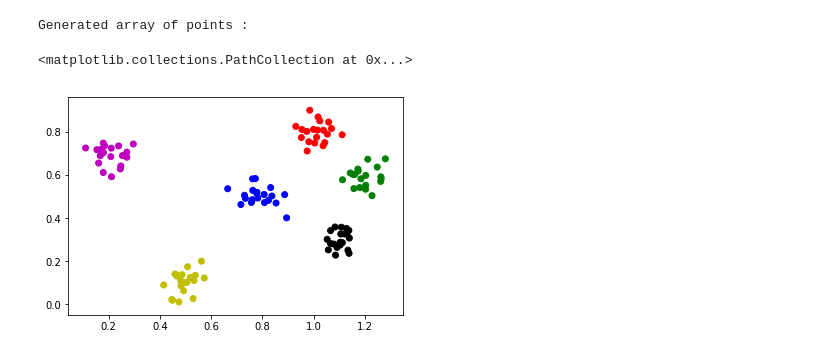
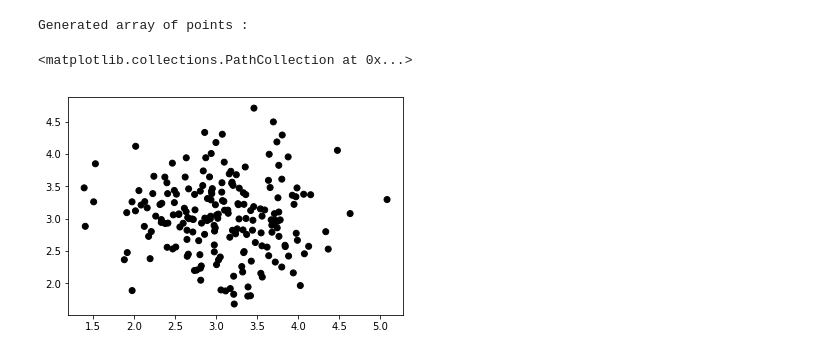
Before and after one commit to Glebochko/Tinkoff-ML-tasks, a Jupyter notebook: KNN 1.ipynb, the cells around one changed output. Saved outputs shown, nothing was run; the diff lists cells and outputs as text; code cells hidden in the pictures.

```diff
--- a/KNN 1.ipynb
+++ b/KNN 1.ipynb
@@ -4,34 +4,32 @@ import matplotlib.pyplot as plt
 # %%
 points = []
 
-# Параметры кластеров
-num_clusters = 6
-cluster_size = 20
+num_points = 200
+num_clusters = 2 #binary
 
-# Центры кластеров
-means_x = [1., 1.2, 0.8, 0.5, 0.2, 1.1]
-means_y = [0.8, 0.6, 0.5, 0.1, 0.7, 0.3]
+
+points_center = [3., 3.]
 
 # Разброс
-std = 0.046
+std = 0.6
 
-for k in range(num_clusters):
-    for i in range(cluster_size):
-        x_i = np.random.normal(loc=means_x[k], scale=std)
-        y_i = np.random.normal(loc=means_y[k], scale=std)
-        points.append((x_i, y_i))
+for i in range(num_points):
+    x_i = np.random.normal(loc=points_center[0], scale=std)
+    y_i = np.random.normal(loc=points_center[1], scale=std)
+    points.append([x_i, y_i, -1])
+
+
+
+null_color = 'k'
+colors_types = ['r', 'g', 'b', 'y', 'm']
+colors = [null_color] * num_points
 
 points_x = list(map(lambda x: x[0], points))
 points_y = list(map(lambda x: x[1], points))
-
-colors_types = ['r', 'g', 'b', 'y', 'm', 'k']
-colors = []
-for i in range(num_clusters):
-    colors += colors_types[i] * cluster_size
 print('Generated array of points :')
 plt.scatter(x=points_x, y=points_y, c=colors)
 # %% [output]
 Generated array of points :
 <matplotlib.collections.PathCollection at 0x...>
-[figure, old version]
+[figure, new version]
 # %%
```
Also changed, not shown: parts of 4 cells of this notebook, 1 other file.
